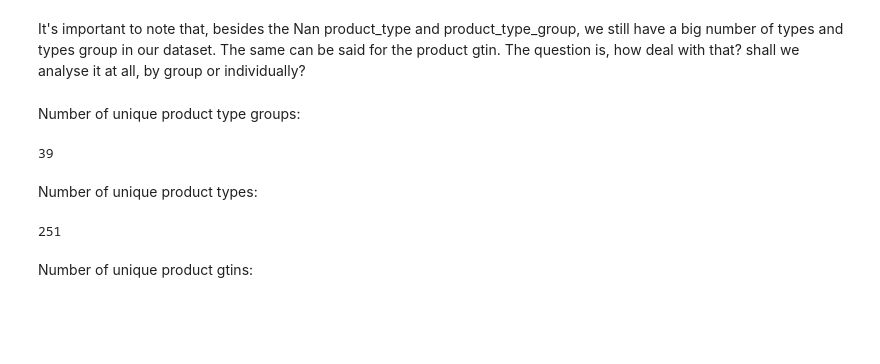
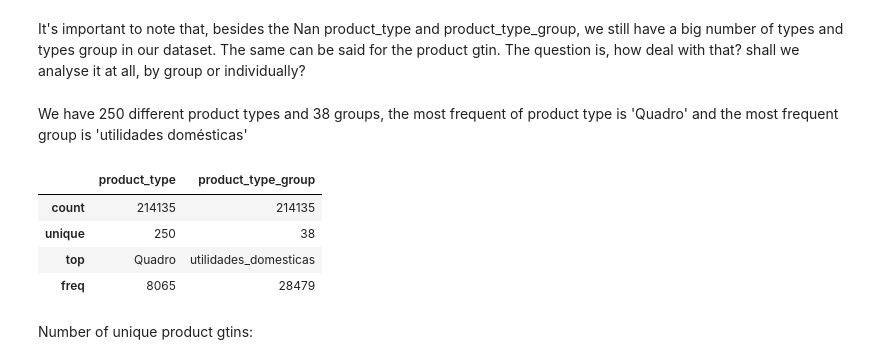
Before and after one commit to ds4a-team4/dynamic-pricing, a Jupyter notebook: EDA/EDA_timeseries.ipynb, the cells around one changed output. Cells and saved outputs as stored; diff of their text form; code cells hidden in the pictures; blank space fills up the shorter version.

```diff
--- a/EDA/EDA_timeseries.ipynb
+++ b/EDA/EDA_timeseries.ipynb
@@ -98,18 +98,16 @@ dtypes: float64(15), object(6)
 memory usage: 48.1+ MB
 # %% [markdown]
 It's important to note that, besides the Nan product_type and product_type_group, we still have a big number of types and types group in our dataset. The same can be said for the product gtin. The question is, how deal with that? shall we analyse it at all, by group or individually?
-# %% [markdown]
-Number of unique product type groups:
-# %%
-len(df['product_type_group'].unique())
-# %% [output]
-39
-# %% [markdown]
-Number of unique product types:
-# %%
-len(df['product_type'].unique())
-# %% [output]
-251
+# %% [markdown]
+We have 250 different product types and 38 groups, the most frequent of product type is 'Quadro' and the most frequent group is 'utilidades domésticas'
+# %%
+df[['product_type','product_type_group']].describe()
+# %% [output]
+|  | product_type | product_type_group |
+| count | 214135 | 214135 |
+| unique | 250 | 38 |
+| top | Quadro | utilidades_domesticas |
+| freq | 8065 | 28479 |
 # %% [markdown]
 Number of unique product gtins:
 # %%
```
Also changed, not shown: parts of 8 cells of this notebook.
